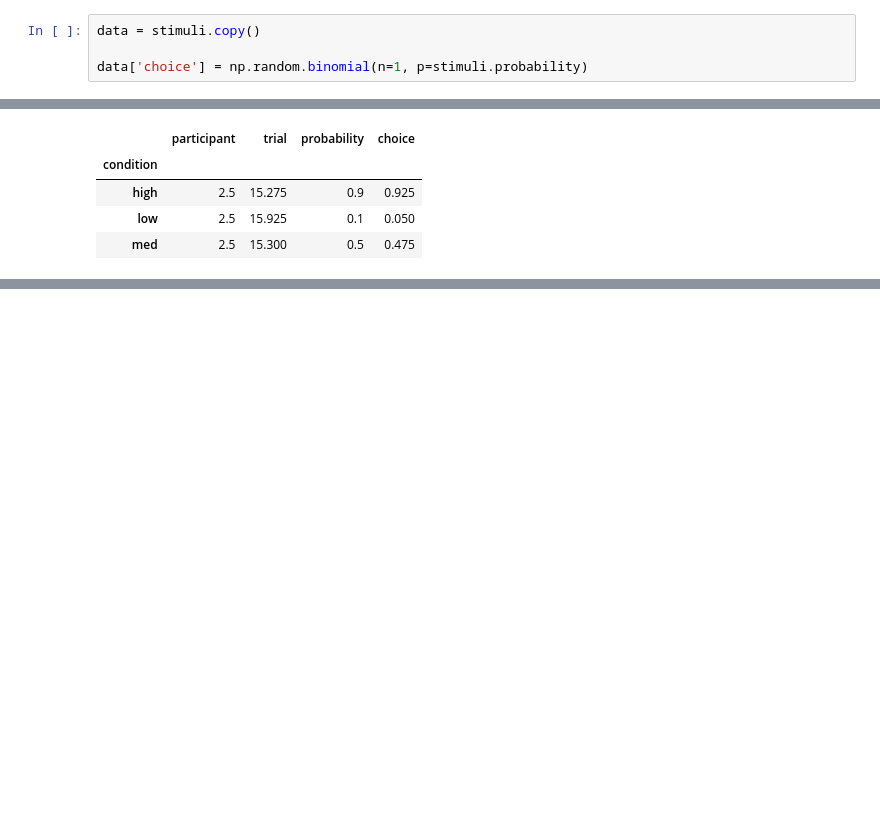
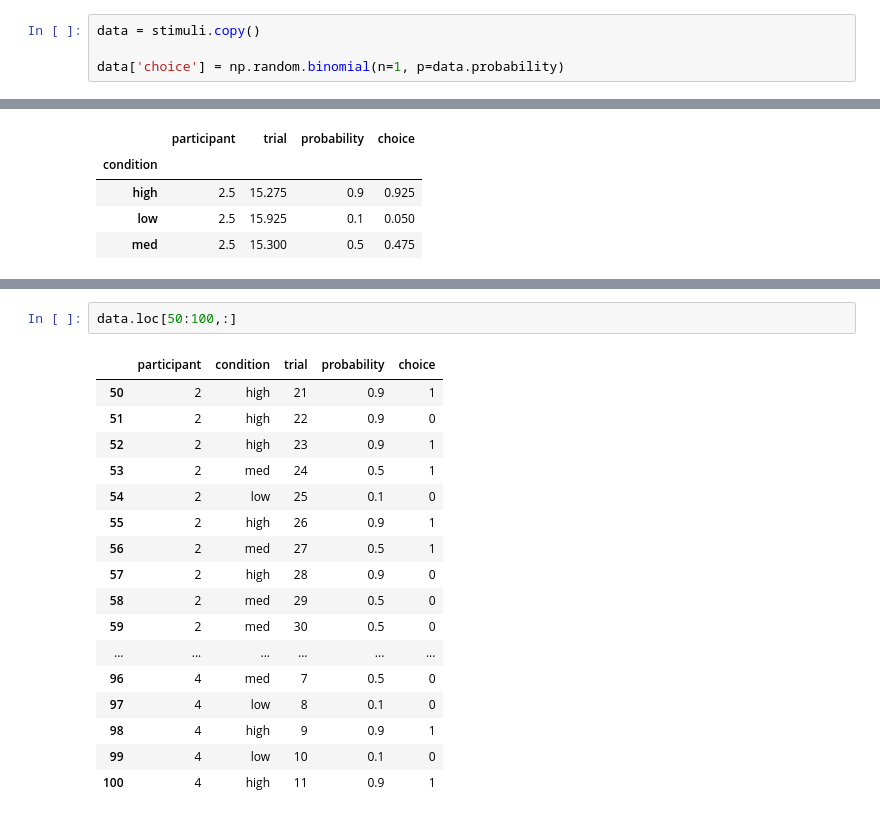
Before and after one commit to laurafontanesi/psychopy-seminar, a Jupyter notebook: notebooks/wpa_3.ipynb, the cells around one changed output, grey strips where cells are left out. Saved outputs shown, nothing was run; the diff lists cells and outputs as text; blank space fills up the shorter version.

```diff
--- a/notebooks/wpa_3.ipynb
+++ b/notebooks/wpa_3.ipynb
@@ -458,7 +458,7 @@ stimuli.head()
 # %%
 data = stimuli.copy()
 
-data['choice'] = np.random.binomial(n=1, p=stimuli.probability)
+data['choice'] = np.random.binomial(n=1, p=data.probability)
 # %%
 # to check % success per particiapant and condition:
 data.groupby(['participant', 'condition']).mean()
@@ -488,0 +530,20 @@ data.groupby(['condition']).mean()
+# %%
+data.loc[50:100,:]
+# %% [output]
+|  | participant | condition | trial | probability | choice |
+| 50 | 2 | high | 21 | 0.9 | 1 |
+| 51 | 2 | high | 22 | 0.9 | 0 |
+| 52 | 2 | high | 23 | 0.9 | 1 |
+| 53 | 2 | med | 24 | 0.5 | 1 |
+| 54 | 2 | low | 25 | 0.1 | 0 |
+| 55 | 2 | high | 26 | 0.9 | 1 |
+| 56 | 2 | med | 27 | 0.5 | 1 |
+| 57 | 2 | high | 28 | 0.9 | 0 |
+| 58 | 2 | med | 29 | 0.5 | 0 |
+| 59 | 2 | med | 30 | 0.5 | 0 |
+| ... | ... | ... | ... | ... | ... |
+| 96 | 4 | med | 7 | 0.5 | 0 |
+| 97 | 4 | low | 8 | 0.1 | 0 |
+| 98 | 4 | high | 9 | 0.9 | 1 |
+| 99 | 4 | low | 10 | 0.1 | 0 |
+| 100 | 4 | high | 11 | 0.9 | 1 |
```
Also changed, not shown: parts of 3 cells of this notebook, 1 other file.
